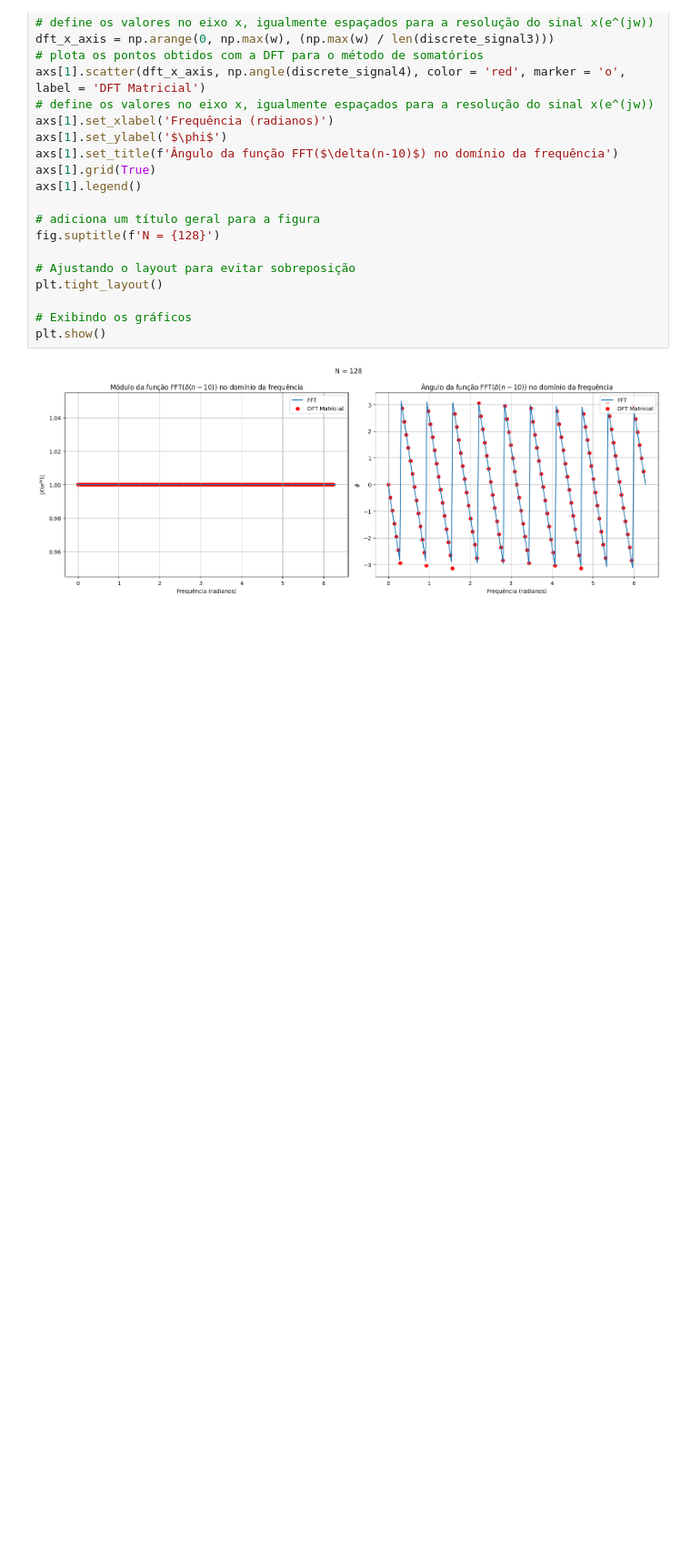
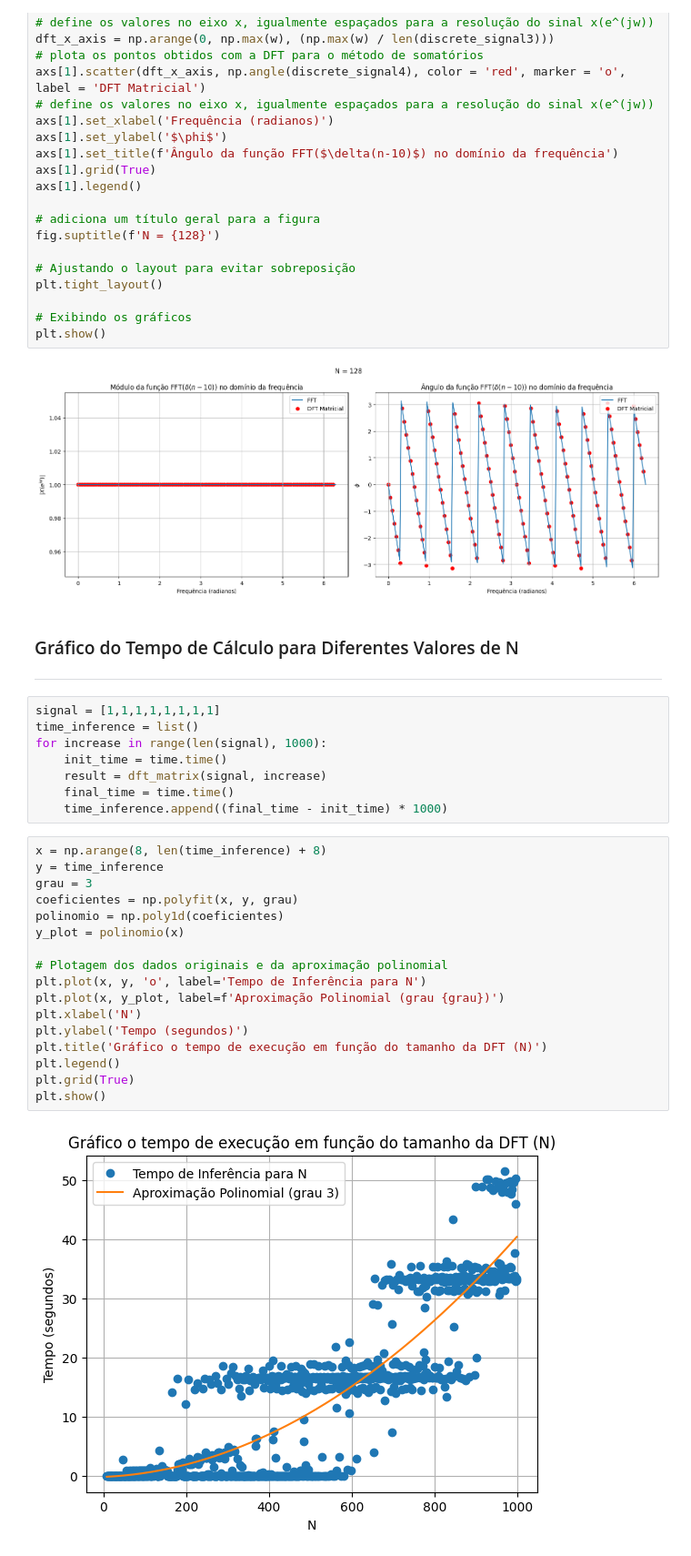
Before and after one commit to Alyssonmach/pds-ufcg, a Jupyter notebook: dft.ipynb, the cells around one changed output. Shown: that part at 91% size. Saved outputs shown, nothing was run; the diff lists cells and outputs as text; blank space fills up the shorter version.

```diff
--- a/dft.ipynb
+++ b/dft.ipynb
@@ -389,3 +390,33 @@ plt.tight_layout()
 plt.show()
 # %% [output]
 [figure]
+# %% [markdown]
+### Gráfico do Tempo de Cálculo para Diferentes Valores de N
+***
+# %%
+signal = [1,1,1,1,1,1,1,1]
+time_inference = list()
+for increase in range(len(signal), 1000):
+    init_time = time.time()
+    result = dft_matrix(signal, increase)
+    final_time = time.time()
+    time_inference.append((final_time - init_time) * 1000)
+# %%
+x = np.arange(8, len(time_inference) + 8)
+y = time_inference
+grau = 3
+coeficientes = np.polyfit(x, y, grau)
+polinomio = np.poly1d(coeficientes)
+y_plot = polinomio(x)
+
+# Plotagem dos dados originais e da aproximação polinomial
+plt.plot(x, y, 'o', label='Tempo de Inferência para N')
+plt.plot(x, y_plot, label=f'Aproximação Polinomial (grau {grau})')
+plt.xlabel('N')
+plt.ylabel('Tempo (segundos)')
+plt.title('Gráfico o tempo de execução em função do tamanho da DFT (N)')
+plt.legend()
+plt.grid(True)
+plt.show()
+# %% [output]
+[figure, added]
```
Also changed, not shown: parts of 1 cell of this notebook, 3 other files.
